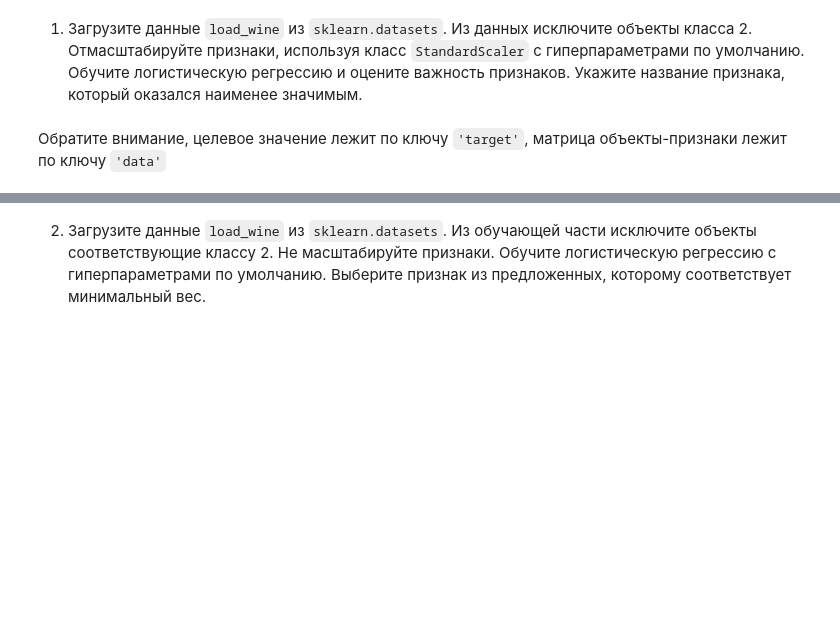
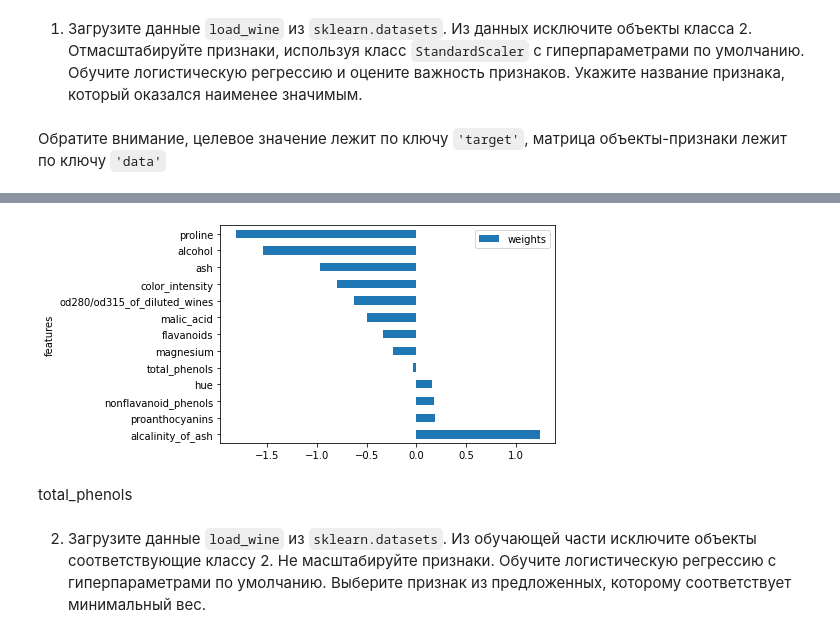
Before and after one commit to nedokormysh/OpenEdu_HSE_INTRML, a Jupyter notebook: Task6.ipynb, the cells around one changed output, grey strips where cells are left out. Drawn from its saved outputs; the diff is of its cells as text; code cells hidden in the pictures; blank space fills up the shorter version.

```diff
--- a/Task6.ipynb
+++ b/Task6.ipynb
@@ -31,0 +61,3 @@ print(data)
+# %%
+X = data.data[:130]
+X
@@ -31,0 +86,7 @@ print(data)
+# %%
+from sklearn.preprocessing import StandardScaler
+
+scaler = StandardScaler()
+scaler.fit(X)
+X = scaler.transform(X)
+X
@@ -31,0 +107,5 @@ print(data)
+# %%
+from sklearn.linear_model import LogisticRegression
+
+clf = LogisticRegression()
+clf.fit(X, y)
@@ -31,0 +140,4 @@ print(data)
+# %%
+sorted_weights = sorted(zip(clf.coef_.ravel(), data.feature_names), reverse=True)
+weights = [x[0] for x in sorted_weights]
+features = [x[1] for x in sorted_weights]
@@ -32,3 +176,11 @@ print(data)
+# %%
+import pandas as pd
+df = pd.DataFrame({'features': features, 'weights':weights})
+ax = df.plot.barh(x='features', y='weights', rot=0, )
+# %% [output]
+[figure, added]
+# %% [markdown]
+ total_phenols
 # %% [markdown]
 2. Загрузите данные `load_wine` из `sklearn.datasets`. Из обучающей части исключите объекты соответствующие классу 2. Не масштабируйте признаки. Обучите логистическую регрессию с гиперпараметрами по умолчанию.
 Выберите признак из предложенных, которому соответствует минимальный вес.
```
Also changed, not shown: parts of 39 cells of this notebook.
